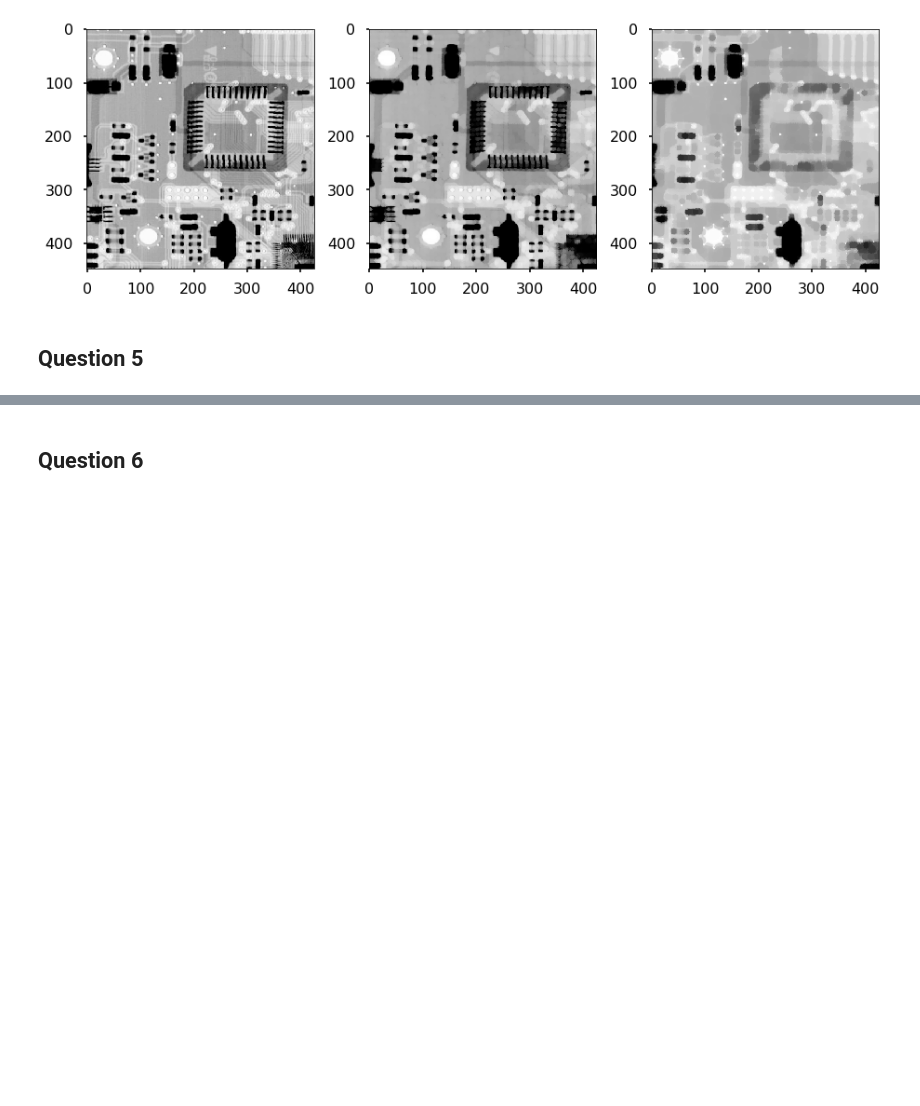
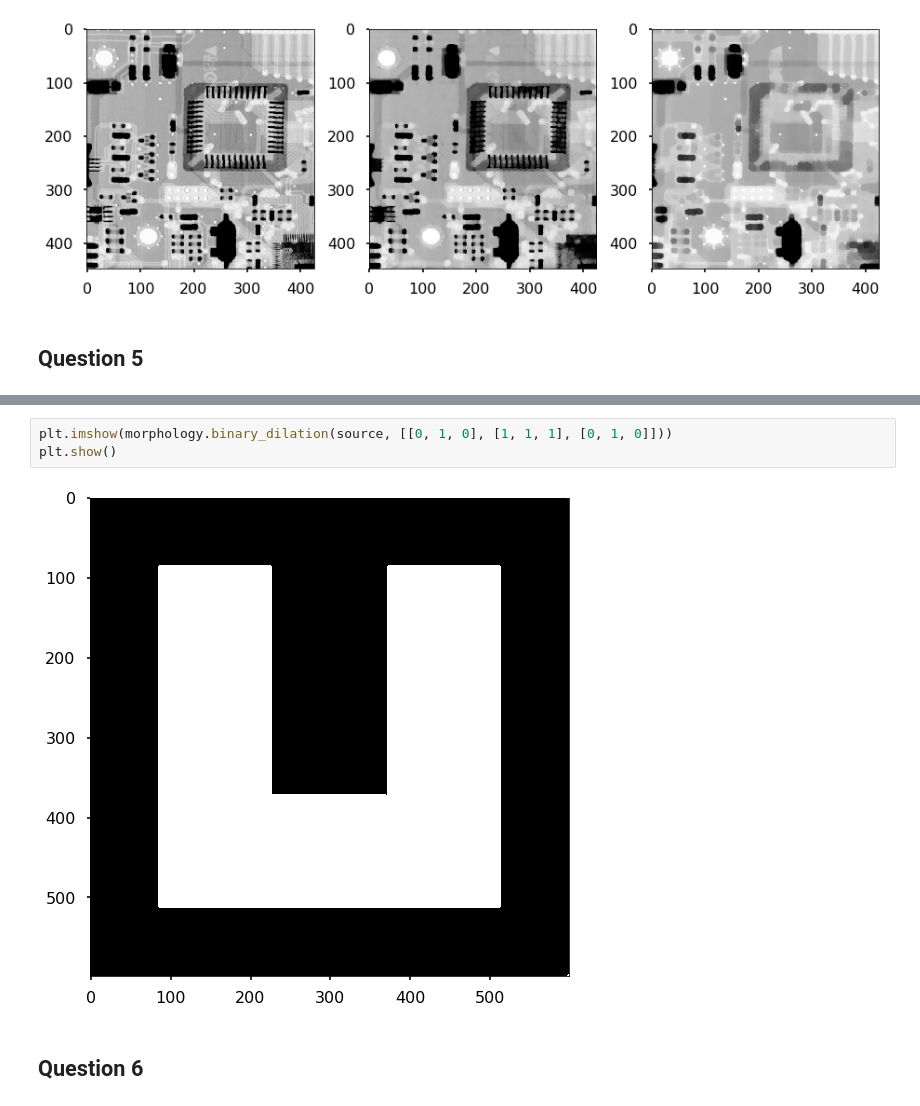
Before and after one commit to jnowaczek/ImageProcessing, a Jupyter notebook: Project 6.ipynb, the cells around one changed output, grey strips where cells are left out. Cells and saved outputs as stored; diff of their text form; blank space fills up the shorter version.

```diff
--- a/Project 6.ipynb
+++ b/Project 6.ipynb
@@ -114,2 +130,7 @@ plt.show()
+# %%
+plt.imshow(morphology.binary_dilation(source, [[0, 1, 0], [1, 1, 1], [0, 1, 0]]))
+plt.show()
+# %% [output]
+[figure, added]
 # %% [markdown]
 ## Question 6
```
Also changed, not shown: parts of 19 cells of this notebook, 1 other file.
